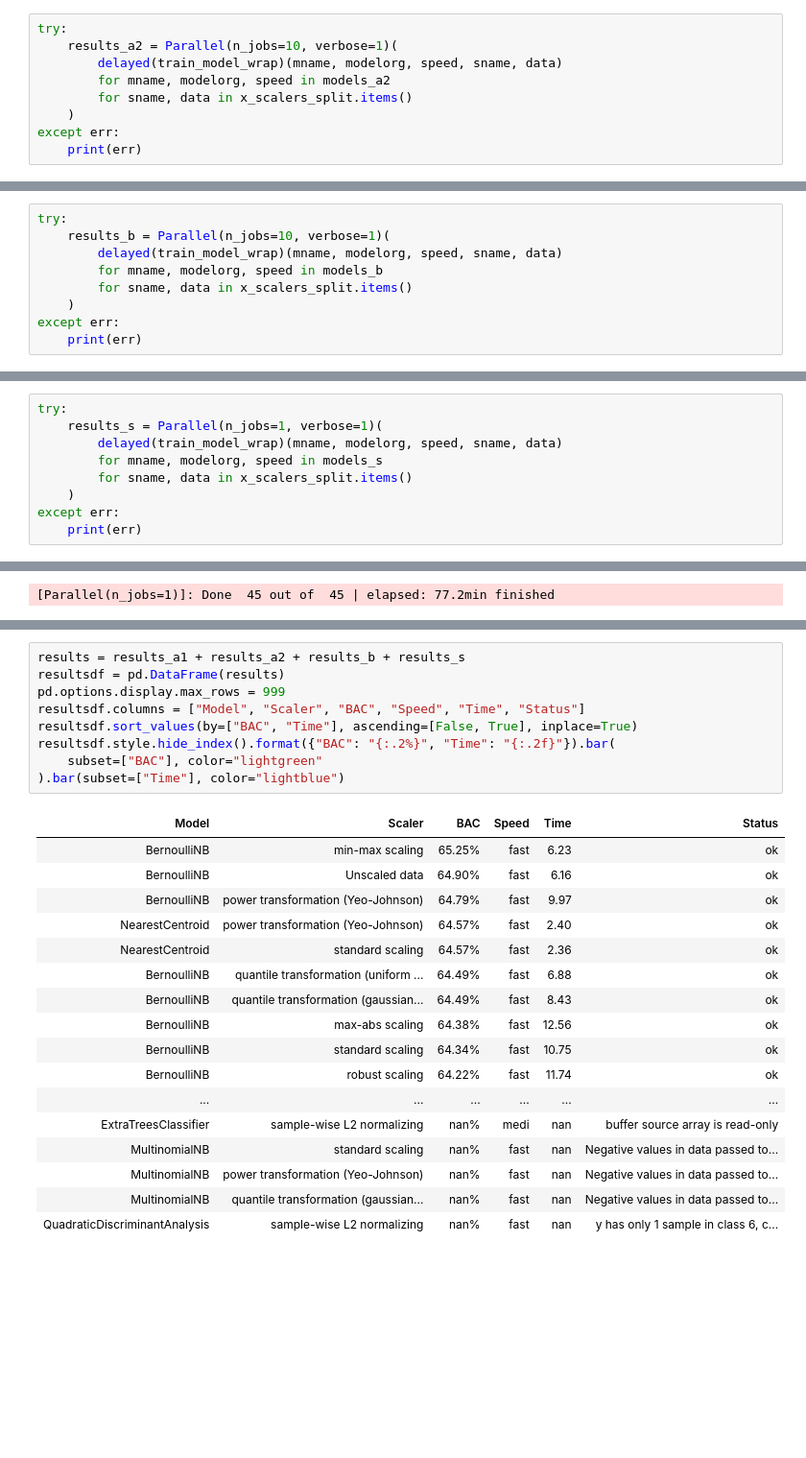
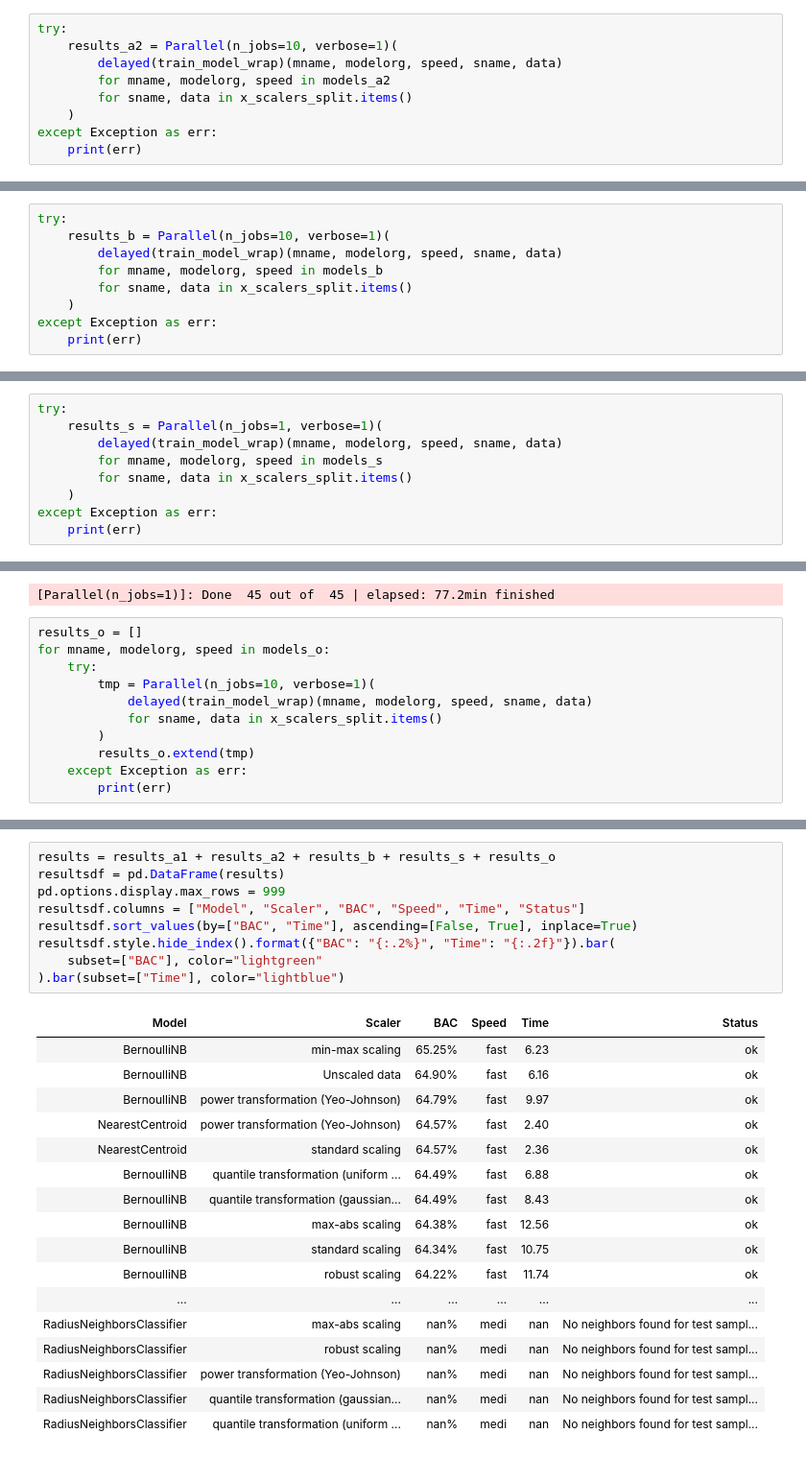
Before and after one commit to janmayer/NeuLAND-reconstruction-ml, a Jupyter notebook: bars/xx-scikitlearn-explore.ipynb, the cells around one changed output, grey strips where cells are left out. Shown: that part at 96% size. Cells and saved outputs as stored; diff of their text form; blank space fills up the shorter version.

```diff
--- a/bars/xx-scikitlearn-explore.ipynb
+++ b/bars/xx-scikitlearn-explore.ipynb
@@ -173,7 +176,7 @@ try:
         for mname, modelorg, speed in models_a2
         for sname, data in x_scalers_split.items()
     )
-except err:
+except Exception as err:
     print(err)
 # %% [output]
 [Parallel(n_jobs=10)]: Using backend LokyBackend with 10 concurrent workers.
@@ -186,7 +189,7 @@ try:
         for mname, modelorg, speed in models_b
         for sname, data in x_scalers_split.items()
     )
-except err:
+except Exception as err:
     print(err)
 # %% [output]
 [Parallel(n_jobs=10)]: Using backend LokyBackend with 10 concurrent workers.
@@ -199,7 +202,7 @@ try:
         for mname, modelorg, speed in models_s
         for sname, data in x_scalers_split.items()
     )
-except err:
+except Exception as err:
     print(err)
 # %% [output]
 [Parallel(n_jobs=1)]: Using backend SequentialBackend with 1 concurrent workers.
@@ -230,3 +233,14 @@ RandomForestClassifier quantile transformation (uniform pdf)
 RandomForestClassifier sample-wise L2 normalizing
 ('RandomForestClassifier', 'sample-wise L2 normalizing', 0.5279004025161251, 'medi', 1.7749130725860596, 'ok')
 [Parallel(n_jobs=1)]: Done  45 out of  45 | elapsed: 77.2min finished
+# %%
+results_o = []
+for mname, modelorg, speed in models_o:
+    try:
+        tmp = Parallel(n_jobs=10, verbose=1)(
+            delayed(train_model_wrap)(mname, modelorg, speed, sname, data)
+            for sname, data in x_scalers_split.items()
+        )
+        results_o.extend(tmp)
+    except Exception as err:
+        print(err)
@@ -233,27 +260,27 @@ RandomForestClassifier sample-wise L2 normalizing
 # %%
-results = results_a1 + results_a2 + results_b + results_s
+results = results_a1 + results_a2 + results_b + results_s + results_o
 resultsdf = pd.DataFrame(results)
 pd.options.display.max_rows = 999
 resultsdf.columns = ["Model", "Scaler", "BAC", "Speed", "Time", "Status"]
 resultsdf.sort_values(by=["BAC", "Time"], ascending=[False, True], inplace=True)
 resultsdf.style.hide_index().format({"BAC": "{:.2%}", "Time": "{:.2f}"}).bar(
     subset=["BAC"], color="lightgreen"
 ).bar(subset=["Time"], color="lightblue")
 # %% [output]
 | Model | Scaler | BAC | Speed | Time | Status |
 | BernoulliNB | min-max scaling | 65.25% | fast | 6.23 | ok |
 | BernoulliNB | Unscaled data | 64.90% | fast | 6.16 | ok |
 | BernoulliNB | power transformation (Yeo-Johnson) | 64.79% | fast | 9.97 | ok |
 | NearestCentroid | power transformation (Yeo-Johnson) | 64.57% | fast | 2.40 | ok |
 | NearestCentroid | standard scaling | 64.57% | fast | 2.36 | ok |
 | BernoulliNB | quantile transformation (uniform ... | 64.49% | fast | 6.88 | ok |
 | BernoulliNB | quantile transformation (gaussian... | 64.49% | fast | 8.43 | ok |
 | BernoulliNB | max-abs scaling | 64.38% | fast | 12.56 | ok |
 | BernoulliNB | standard scaling | 64.34% | fast | 10.75 | ok |
 | BernoulliNB | robust scaling | 64.22% | fast | 11.74 | ok |
 | ... | ... | ... | ... | ... | ... |
-| ExtraTreesClassifier | sample-wise L2 normalizing | nan% | medi | nan | buffer source array is read-only |
-| MultinomialNB | standard scaling | nan% | fast | nan | Negative values in data passed to... |
-| MultinomialNB | power transformation (Yeo-Johnson) | nan% | fast | nan | Negative values in data passed to... |
-| MultinomialNB | quantile transformation (gaussian... | nan% | fast | nan | Negative values in data passed to... |
-| QuadraticDiscriminantAnalysis | sample-wise L2 normalizing | nan% | fast | nan | y has only 1 sample in class 6, c... |
+| RadiusNeighborsClassifier | max-abs scaling | nan% | medi | nan | No neighbors found for test sampl... |
+| RadiusNeighborsClassifier | robust scaling | nan% | medi | nan | No neighbors found for test sampl... |
+| RadiusNeighborsClassifier | power transformation (Yeo-Johnson) | nan% | medi | nan | No neighbors found for test sampl... |
+| RadiusNeighborsClassifier | quantile transformation (gaussian... | nan% | medi | nan | No neighbors found for test sampl... |
+| RadiusNeighborsClassifier | quantile transformation (uniform ... | nan% | medi | nan | No neighbors found for test sampl... |
```
Also changed, not shown: parts of 3 cells of this notebook, 1 other file.
